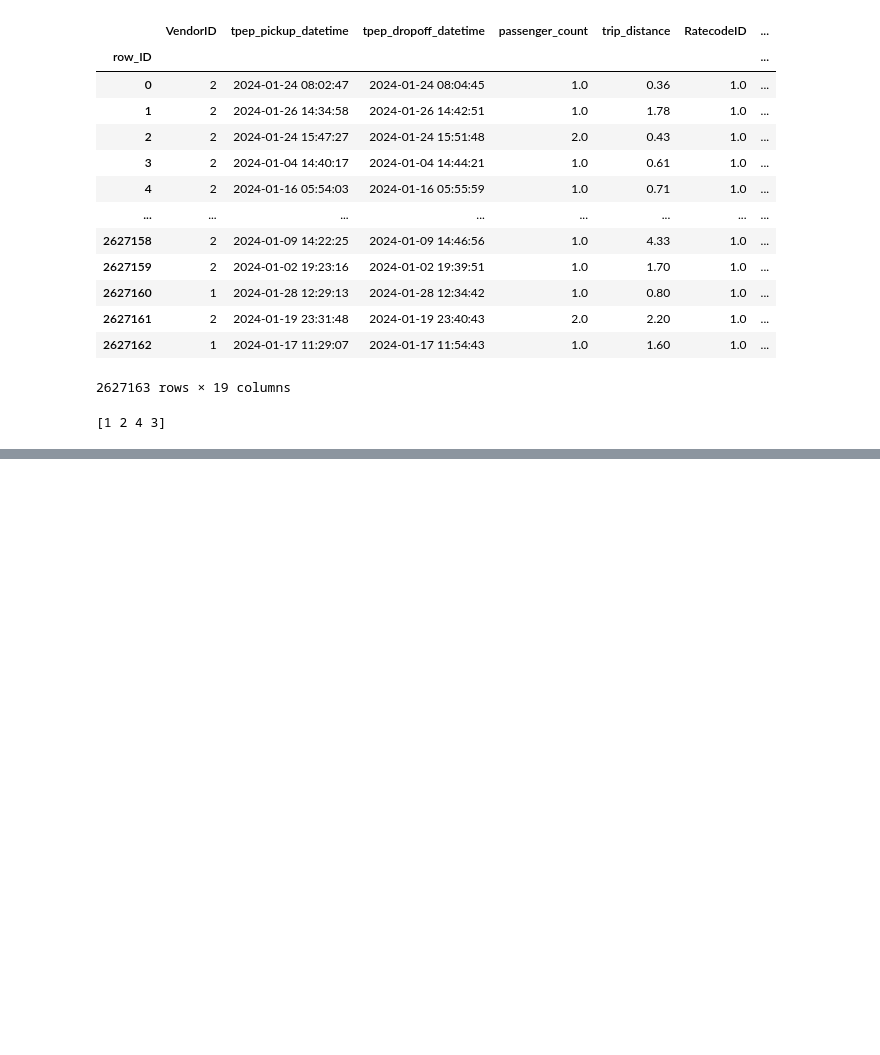
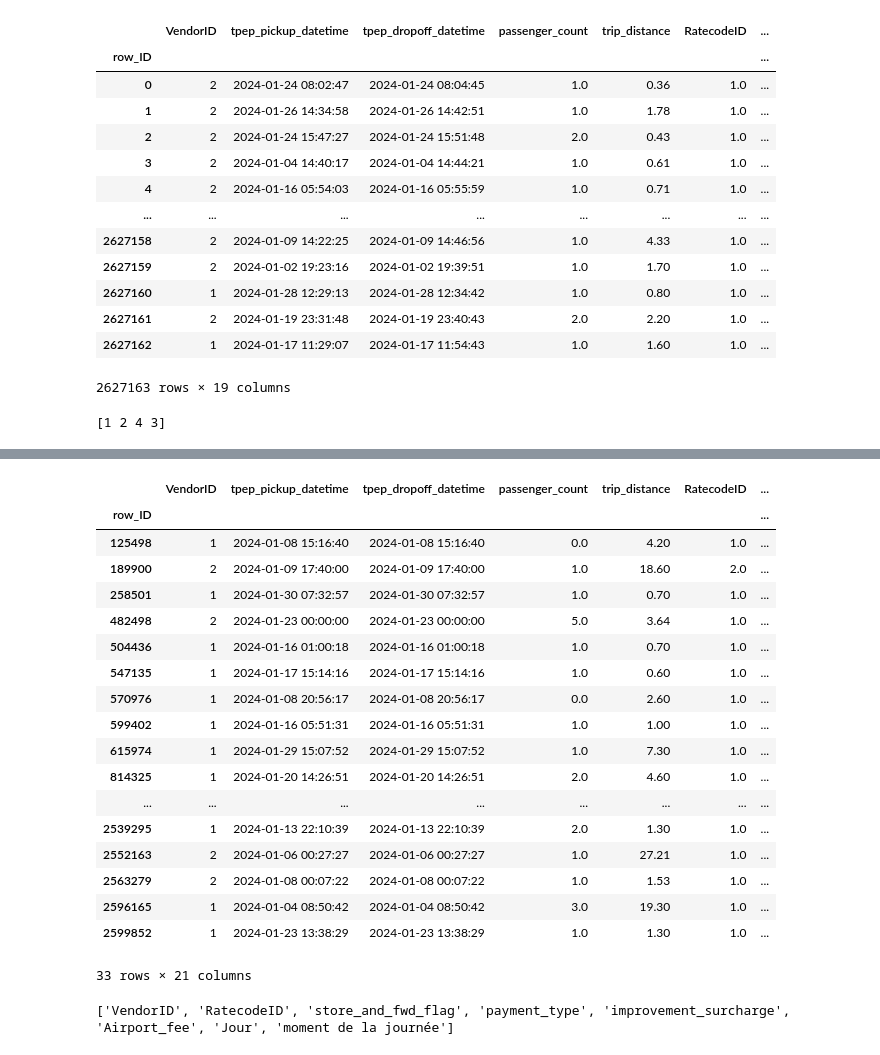
Before and after one commit to AlexandrePrad/nyc-taxis-tips, a Jupyter notebook: code/code.ipynb, the cells around one changed output, grey strips where cells are left out. Saved outputs shown, nothing was run; the diff lists cells and outputs as text; code cells hidden in the pictures; blank space fills up the shorter version.

```diff
--- a/code/code.ipynb
+++ b/code/code.ipynb
@@ -800,3 +833,6 @@ for colonne in colonnes_a_convertir:
 # %%
 data_test['durée'] = data_test['tpep_dropoff_datetime'] - data_test['tpep_pickup_datetime']
 data_test['durée']= data_test['durée'].dt.total_seconds() / 60
+# %%
+data_test['vitesse'] = np.log(data_test['trip_distance']/(data_test['durée']/60))
+data_test['vitesse'].describe()
@@ -802,0 +849,2 @@ data_test['durée']= data_test['durée'].dt.total_seconds() / 60
+# %%
+data_test['vitesse'][data_test['durée'] ==0] = 0
@@ -803,2 +866,24 @@ data_test['durée']= data_test['durée'].dt.total_seconds() / 60
+# %%
+data_test[data_test['durée'] ==0]
+# %% [output]
+|  | VendorID | tpep_pickup_datetime | tpep_dropoff_datetime | passenger_count | trip_distance | RatecodeID | ... |
+| row_ID |  |  |  |  |  |  | ... |
+| 125498 | 1 | 2024-01-08 15:16:40 | 2024-01-08 15:16:40 | 0.0 | 4.20 | 1.0 | ... |
+| 189900 | 2 | 2024-01-09 17:40:00 | 2024-01-09 17:40:00 | 1.0 | 18.60 | 2.0 | ... |
+| 258501 | 1 | 2024-01-30 07:32:57 | 2024-01-30 07:32:57 | 1.0 | 0.70 | 1.0 | ... |
+| 482498 | 2 | 2024-01-23 00:00:00 | 2024-01-23 00:00:00 | 5.0 | 3.64 | 1.0 | ... |
+| 504436 | 1 | 2024-01-16 01:00:18 | 2024-01-16 01:00:18 | 1.0 | 0.70 | 1.0 | ... |
+| 547135 | 1 | 2024-01-17 15:14:16 | 2024-01-17 15:14:16 | 1.0 | 0.60 | 1.0 | ... |
+| 570976 | 1 | 2024-01-08 20:56:17 | 2024-01-08 20:56:17 | 0.0 | 2.60 | 1.0 | ... |
+| 599402 | 1 | 2024-01-16 05:51:31 | 2024-01-16 05:51:31 | 1.0 | 1.00 | 1.0 | ... |
+| 615974 | 1 | 2024-01-29 15:07:52 | 2024-01-29 15:07:52 | 1.0 | 7.30 | 1.0 | ... |
+| 814325 | 1 | 2024-01-20 14:26:51 | 2024-01-20 14:26:51 | 2.0 | 4.60 | 1.0 | ... |
+| ... | ... | ... | ... | ... | ... | ... | ... |
+| 2539295 | 1 | 2024-01-13 22:10:39 | 2024-01-13 22:10:39 | 2.0 | 1.30 | 1.0 | ... |
+| 2552163 | 2 | 2024-01-06 00:27:27 | 2024-01-06 00:27:27 | 1.0 | 27.21 | 1.0 | ... |
+| 2563279 | 2 | 2024-01-08 00:07:22 | 2024-01-08 00:07:22 | 1.0 | 1.53 | 1.0 | ... |
+| 2596165 | 1 | 2024-01-04 08:50:42 | 2024-01-04 08:50:42 | 3.0 | 19.30 | 1.0 | ... |
+| 2599852 | 1 | 2024-01-23 13:38:29 | 2024-01-23 13:38:29 | 1.0 | 1.30 | 1.0 | ... |
+33 rows × 21 columns
 # %%
 data_test['Jour'] = data_test['tpep_dropoff_datetime'].apply(determine_weekend_weekday).astype('category')
@@ -805,4 +891,7 @@ data_test['Jour'] = data_test['tpep_dropoff_datetime'].apply(determine_weekend_w
 # %%
 #X_encoded = X.drop(columns=['tpep_dropoff_datetime','tpep_pickup_datetime'])
-colonnes_a_convertir = colonnes_a_convertir.append('jour')
-data_test = pd.get_dummies(data_test, columns=colonnes_a_convertir, drop_first=True)
+colonnes_a_convertir.append('Jour')
+colonnes_a_convertir.append('moment de la journée')
+print(colonnes_a_convertir)
+# %% [output]
+['VendorID', 'RatecodeID', 'store_and_fwd_flag', 'payment_type', 'improvement_surcharge', 'Airport_fee', 'Jour', 'moment de la journée']
```
Also changed, not shown: parts of 24 cells of this notebook, 1 other file.
